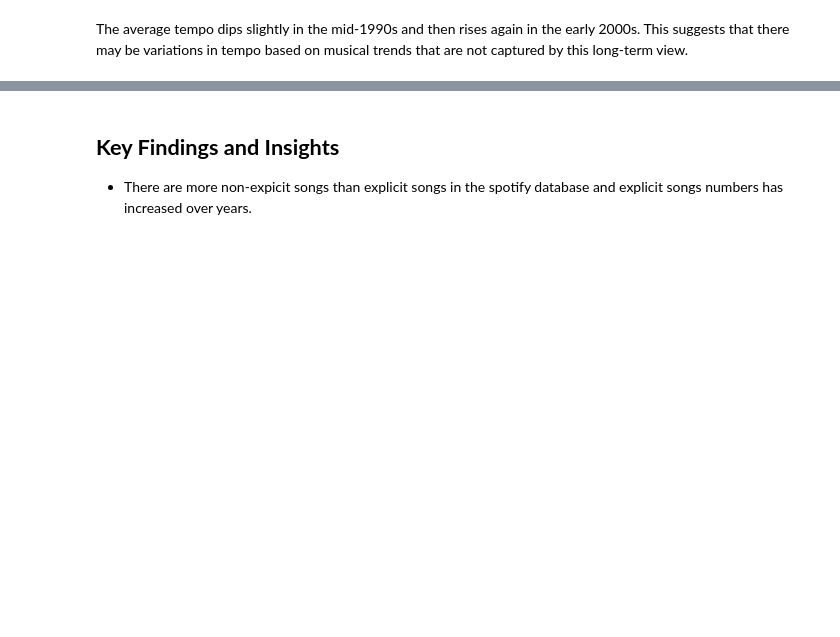
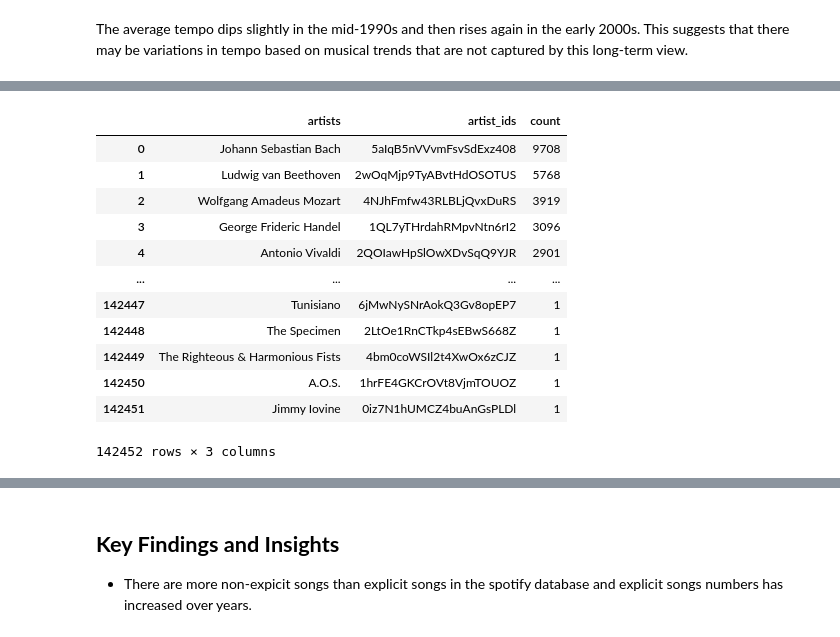
Before and after one commit to avamirm/Investigation-Using-PySpark, a Jupyter notebook: Spotify/spotify.ipynb, the cells around one changed output, grey strips where cells are left out. Saved outputs shown, nothing was run; the diff lists cells and outputs as text; code cells hidden in the pictures; blank space fills up the shorter version.

```diff
--- a/Spotify/spotify.ipynb
+++ b/Spotify/spotify.ipynb
@@ -82,12 +83,0 @@ As we can see from the schema of the dataset, there are some columns that are no
-# %%
-# mode can be 1 or 0 only
-# time signature can be 1, 3, 4, 5
-# release date is in the format yyyy-mm-dd
-# change the mode column type to boolean
-# change the time_signature column type to integer
-# change the release_date column type to date
-spotify_df = spotify_df.withColumn("explicit", when(spotify_df["explicit"] == True, 1).otherwise(0))
-
-spotify_df = spotify_df.withColumn("release_date", spotify_df["release_date"].cast("date"))
-
-spotify_df.printSchema()
@@ -403,0 +415,22 @@ The average tempo dips slightly in the mid-1990s and then rises again in the ear
+# %%
+artist_song_count = extended_spotify_df.groupBy("artist_info.artists", "artist_info.artist_ids") \
+                                       .count() \
+                                       .orderBy(desc("count"))
+
+artist_song_count_df = artist_song_count.toPandas()
+
+display(artist_song_count_df)
+# %% [output]
+|  | artists | artist_ids | count |
+| 0 | Johann Sebastian Bach | 5aIqB5nVVvmFsvSdExz408 | 9708 |
+| 1 | Ludwig van Beethoven | 2wOqMjp9TyABvtHdOSOTUS | 5768 |
+| 2 | Wolfgang Amadeus Mozart | 4NJhFmfw43RLBLjQvxDuRS | 3919 |
+| 3 | George Frideric Handel | 1QL7yTHrdahRMpvNtn6rI2 | 3096 |
+| 4 | Antonio Vivaldi | 2QOIawHpSlOwXDvSqQ9YJR | 2901 |
+| ... | ... | ... | ... |
+| 142447 | Tunisiano | 6jMwNySNrAokQ3Gv8opEP7 | 1 |
+| 142448 | The Specimen | 2LtOe1RnCTkp4sEBwS668Z | 1 |
+| 142449 | The Righteous & Harmonious Fists | 4bm0coWSIl2t4XwOx6zCJZ | 1 |
+| 142450 | A.O.S. | 1hrFE4GKCrOVt8VjmTOUOZ | 1 |
+| 142451 | Jimmy Iovine | 0iz7N1hUMCZ4buAnGsPLDl | 1 |
+142452 rows × 3 columns
```
Also changed, not shown: parts of 11 cells of this notebook.
